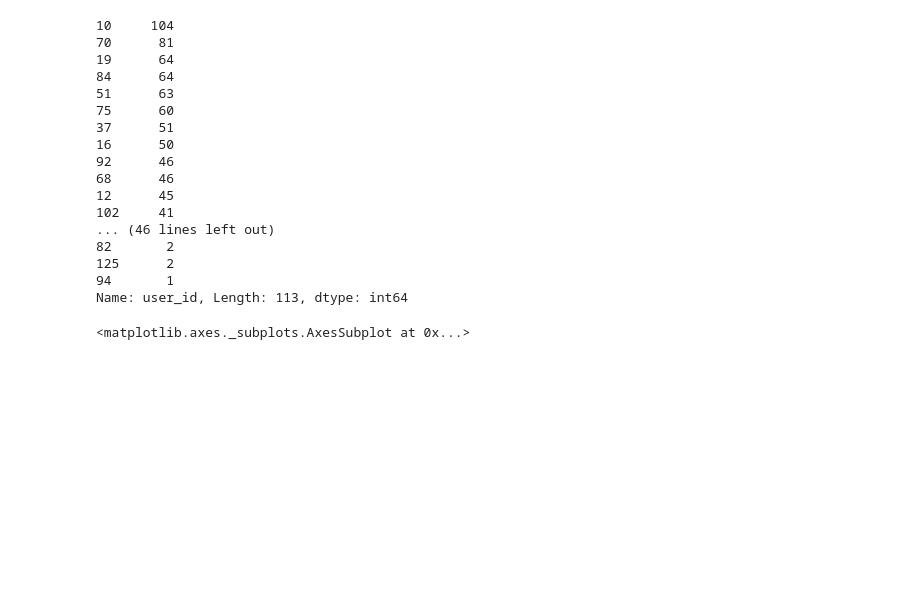
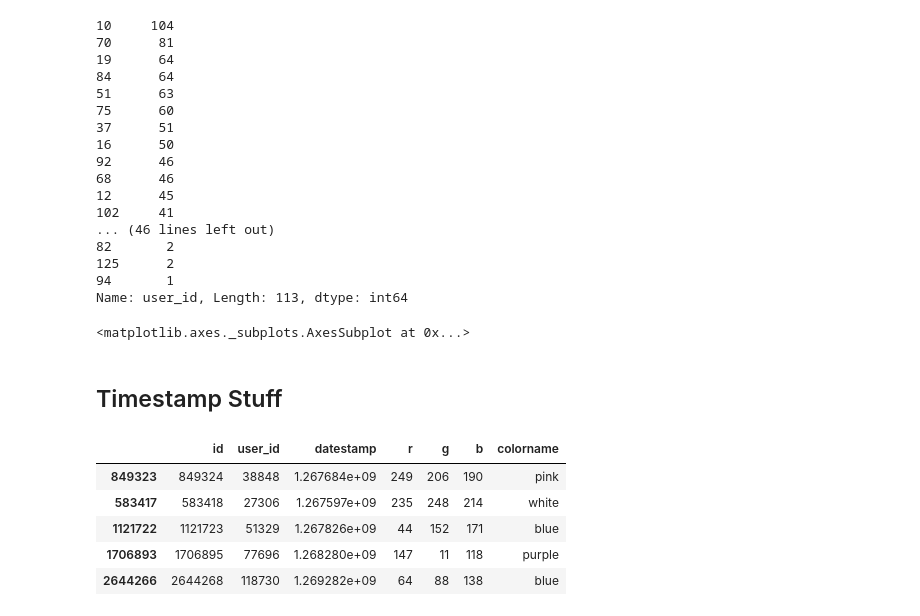
Before and after one commit to jasminedevv/DS1.1-Jupyter, a Jupyter notebook: notebooks/Color Survey Project/Analysis.ipynb, the cells around one changed output. Cells and saved outputs as stored; diff of their text form; code cells hidden in the pictures; blank space fills up the shorter version.

```diff
--- a/notebooks/Color Survey Project/Analysis.ipynb
+++ b/notebooks/Color Survey Project/Analysis.ipynb
@@ -62,3 +62,14 @@ Name: user_id, Length: 113, dtype: int64
 kde
 # %% [output]
 <matplotlib.axes._subplots.AxesSubplot at 0x...>
+# %% [markdown]
+## Timestamp Stuff
+# %%
+sample.head()
+# %% [output]
+|  | id | user_id | datestamp | r | g | b | colorname |
+| 849323 | 849324 | 38848 | 1.267684e+09 | 249 | 206 | 190 | pink |
+| 583417 | 583418 | 27306 | 1.267597e+09 | 235 | 248 | 214 | white |
+| 1121722 | 1121723 | 51329 | 1.267826e+09 | 44 | 152 | 171 | blue |
+| 1706893 | 1706895 | 77696 | 1.268280e+09 | 147 | 11 | 118 | purple |
+| 2644266 | 2644268 | 118730 | 1.269282e+09 | 64 | 88 | 138 | blue |
```
Also changed, not shown: parts of 3 cells of this notebook.
